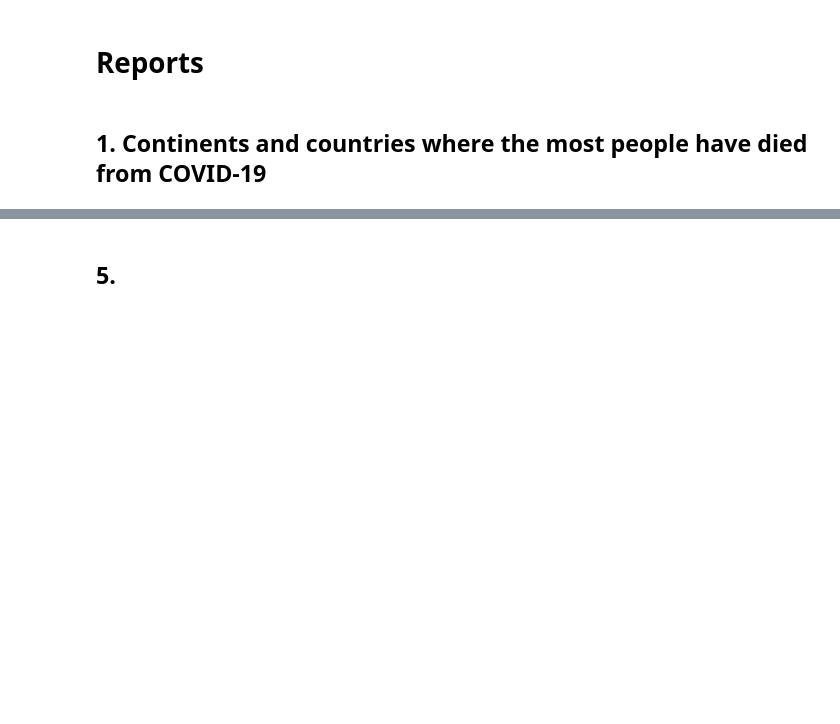
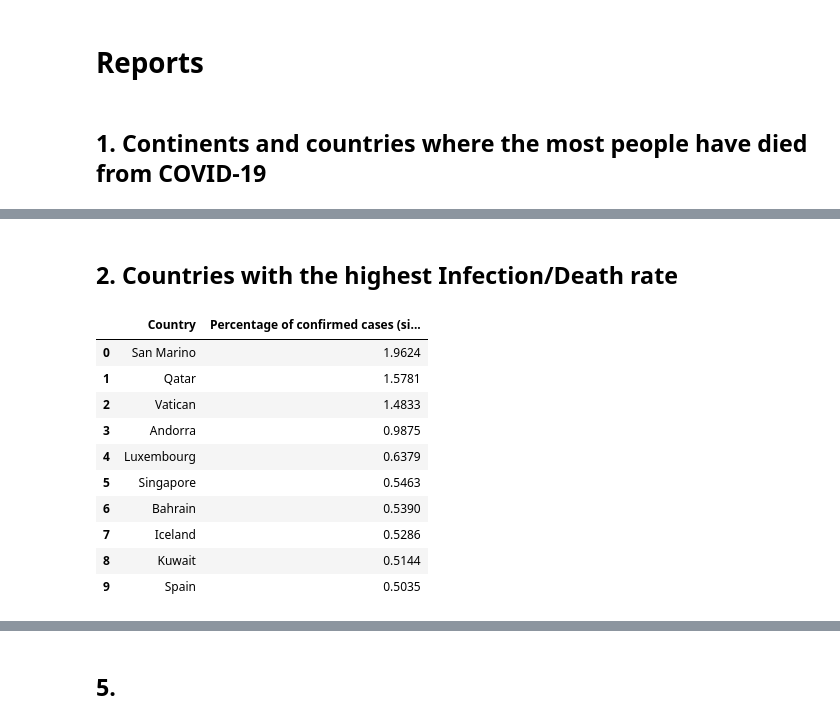
Before and after one commit to arturplath/BRiS_Project, a Jupyter notebook: BRiS.ipynb, the cells around one changed output, grey strips where cells are left out. Saved outputs shown, nothing was run; the diff lists cells and outputs as text; code cells hidden in the pictures; blank space fills up the shorter version.

```diff
--- a/BRiS.ipynb
+++ b/BRiS.ipynb
@@ -152,0 +147,17 @@ df
+# %% [markdown]
+## 2. Countries with the highest Infection/Death rate
+# %%
+df = pd.read_sql("SELECT m.location AS Country, sum(new_cases) / p.citizens * 100 AS 'Percentage of confirmed cases (since the first one) in population' FROM metrics m, population p WHERE m.location=p.location GROUP BY m.location, p.citizens ORDER BY 2 DESC LIMIT 10",con =engine)
+df
+# %% [output]
+|  | Country | Percentage of confirmed cases (si... |
+| 0 | San Marino | 1.9624 |
+| 1 | Qatar | 1.5781 |
+| 2 | Vatican | 1.4833 |
+| 3 | Andorra | 0.9875 |
+| 4 | Luxembourg | 0.6379 |
+| 5 | Singapore | 0.5463 |
+| 6 | Bahrain | 0.5390 |
+| 7 | Iceland | 0.5286 |
+| 8 | Kuwait | 0.5144 |
+| 9 | Spain | 0.5035 |
```
Also changed, not shown: parts of 18 cells of this notebook.
